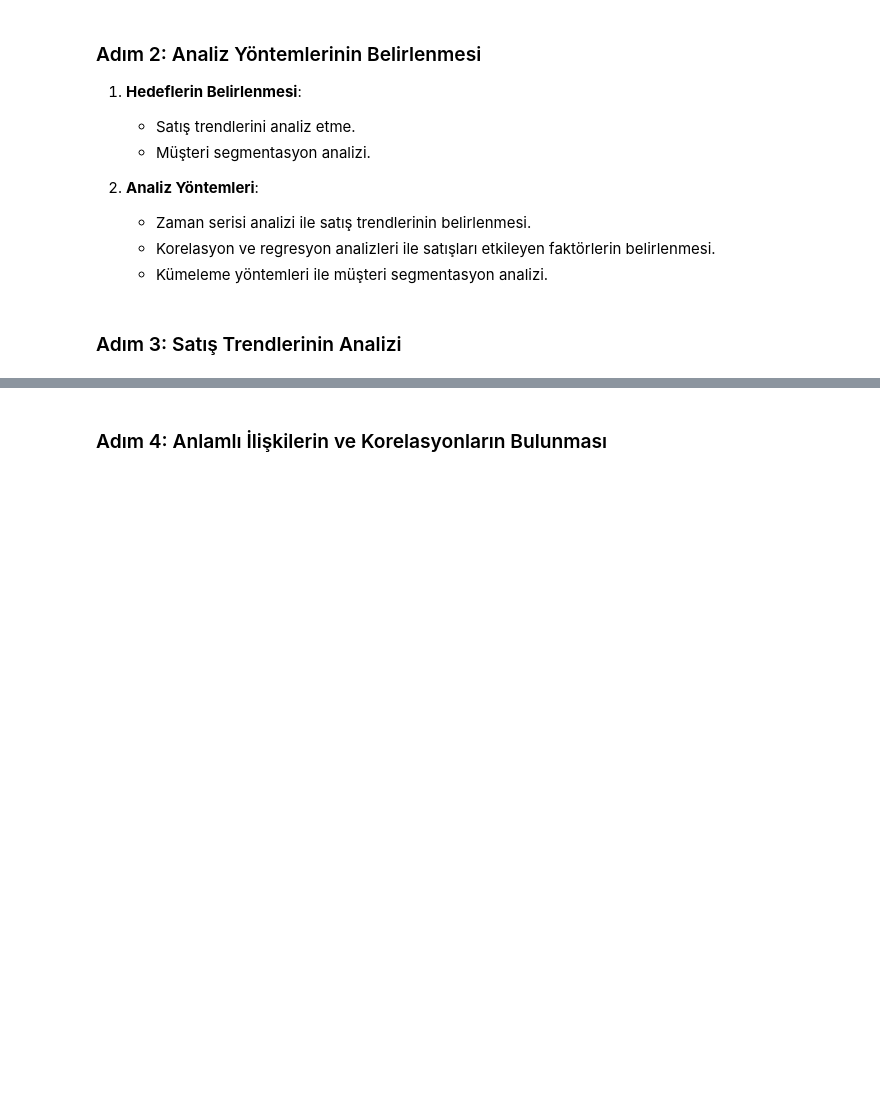
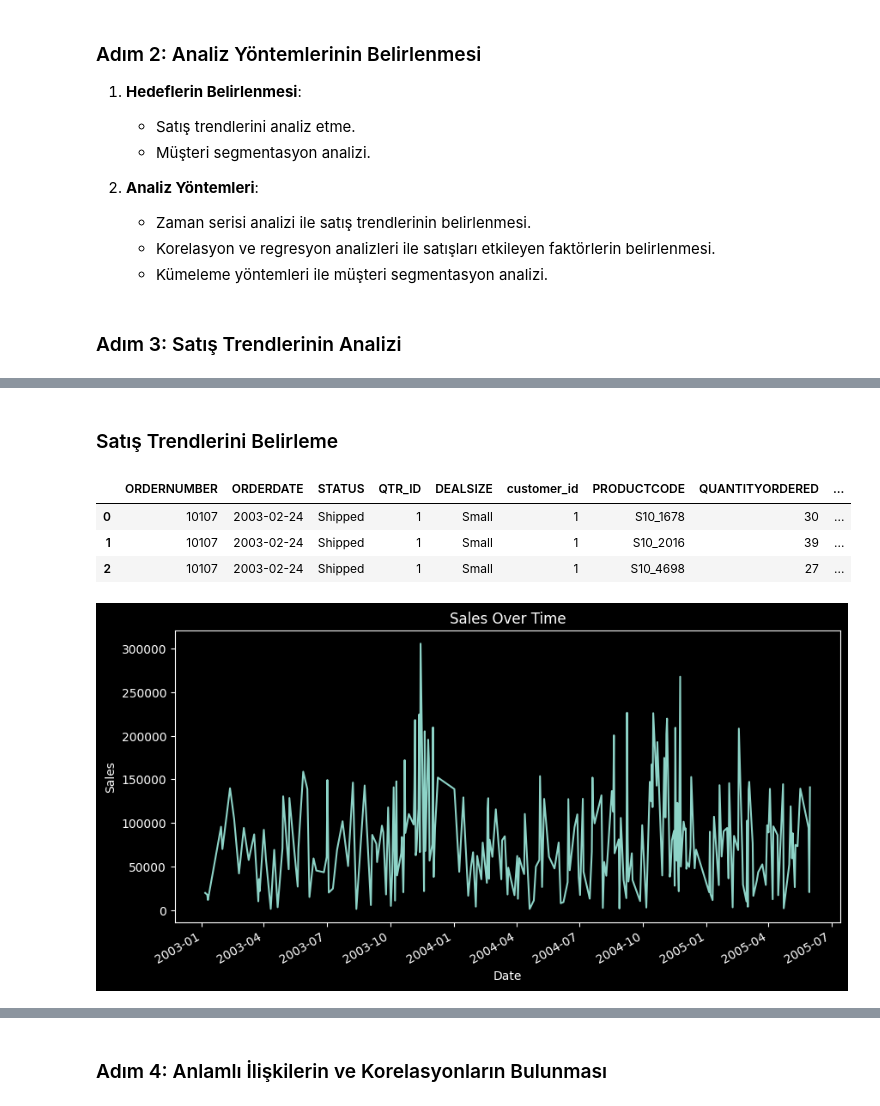
Before and after one commit to AshNumpy/Sales-End-to-End-ML-Project, a Jupyter notebook: Notebooks/data-analysis.ipynb, the cells around one changed output, grey strips where cells are left out. Saved outputs shown, nothing was run; the diff lists cells and outputs as text; code cells hidden in the pictures; blank space fills up the shorter version.

```diff
--- a/Notebooks/data-analysis.ipynb
+++ b/Notebooks/data-analysis.ipynb
@@ -116,0 +126,23 @@ plt.show()
+# %% [markdown]
+### Satış Trendlerini Belirleme
+# %%
+# Zaman serisi görselleştirme
+orders['ORDERDATE'] = pd.to_datetime(orders['ORDERDATE'])
+temp = orders.merge(order_items, on=['ORDERNUMBER'], how='left')
+temp.head(3)
+# %% [output]
+|  | ORDERNUMBER | ORDERDATE | STATUS | QTR_ID | DEALSIZE | customer_id | PRODUCTCODE | QUANTITYORDERED | ... |
+| 0 | 10107 | 2003-02-24 | Shipped | 1 | Small | 1 | S10_1678 | 30 | ... |
+| 1 | 10107 | 2003-02-24 | Shipped | 1 | Small | 1 | S10_2016 | 39 | ... |
+| 2 | 10107 | 2003-02-24 | Shipped | 1 | Small | 1 | S10_4698 | 27 | ... |
+# %%
+sales_by_date = temp.groupby('ORDERDATE')['SALES'].sum()
+
+plt.figure(figsize=(10, 5))
+sales_by_date.plot()
+plt.title('Sales Over Time')
+plt.xlabel('Date')
+plt.ylabel('Sales')
+plt.show()
+# %% [output]
+[figure, added]
```
Also changed, not shown: parts of 25 cells of this notebook.
